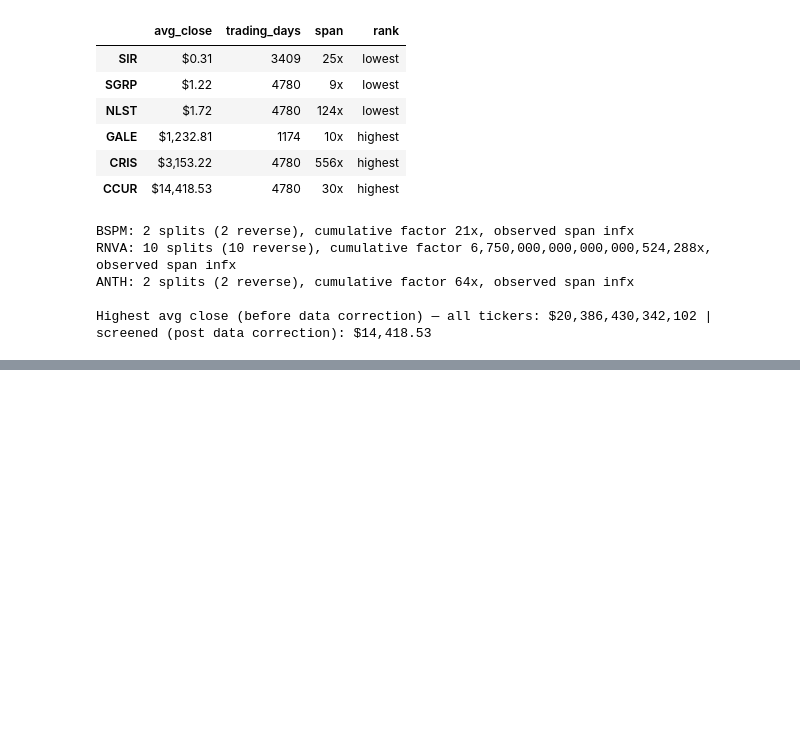
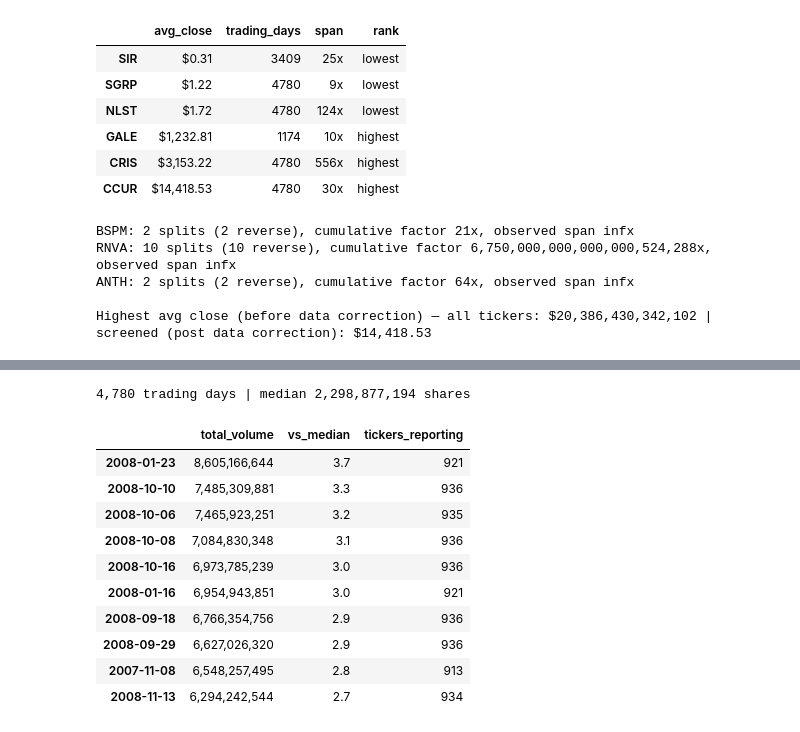
Before and after one commit to PuN3Y/portfolio, a Jupyter notebook: Python - Analysing Stock Prices/Analysing Stock Prices.ipynb, the cells around one changed output, grey strips where cells are left out. Drawn from its saved outputs; the diff is of its cells as text; code cells hidden in the pictures; blank space fills up the shorter version.

```diff
--- a/Python - Analysing Stock Prices/Analysing Stock Prices.ipynb
+++ b/Python - Analysing Stock Prices/Analysing Stock Prices.ipynb
@@ -850,0 +928,29 @@ Returns do not have this problem. A split multiplies every price in a series by
+# %%
+daily_volume = pd.Series(
+    {date: sum(v for v, _ in pairs) for date, pairs in trades_by_day.items()},
+    name="total_volume",
+).sort_index()
+
+top10 = daily_volume.nlargest(10)
+
+print(f"{len(daily_volume):,} trading days | "
+      f"median {daily_volume.median():,.0f} shares")
+
+top10.to_frame().assign(
+    vs_median=lambda d: (d.total_volume / daily_volume.median()).round(1),
+    tickers_reporting=lambda d: [len(trades_by_day[i]) for i in d.index],
+    total_volume=lambda d: d.total_volume.map("{:,.0f}".format),
+)
+# %% [output]
+4,780 trading days | median 2,298,877,194 shares
+|  | total_volume | vs_median | tickers_reporting |
+| 2008-01-23 | 8,605,166,644 | 3.7 | 921 |
+| 2008-10-10 | 7,485,309,881 | 3.3 | 936 |
+| 2008-10-06 | 7,465,923,251 | 3.2 | 935 |
+| 2008-10-08 | 7,084,830,348 | 3.1 | 936 |
+| 2008-10-16 | 6,973,785,239 | 3.0 | 936 |
+| 2008-01-16 | 6,954,943,851 | 3.0 | 921 |
+| 2008-09-18 | 6,766,354,756 | 2.9 | 936 |
+| 2008-09-29 | 6,627,026,320 | 2.9 | 936 |
+| 2007-11-08 | 6,548,257,495 | 2.8 | 913 |
+| 2008-11-13 | 6,294,242,544 | 2.7 | 934 |
```
Also changed, not shown: parts of 8 cells of this notebook.
